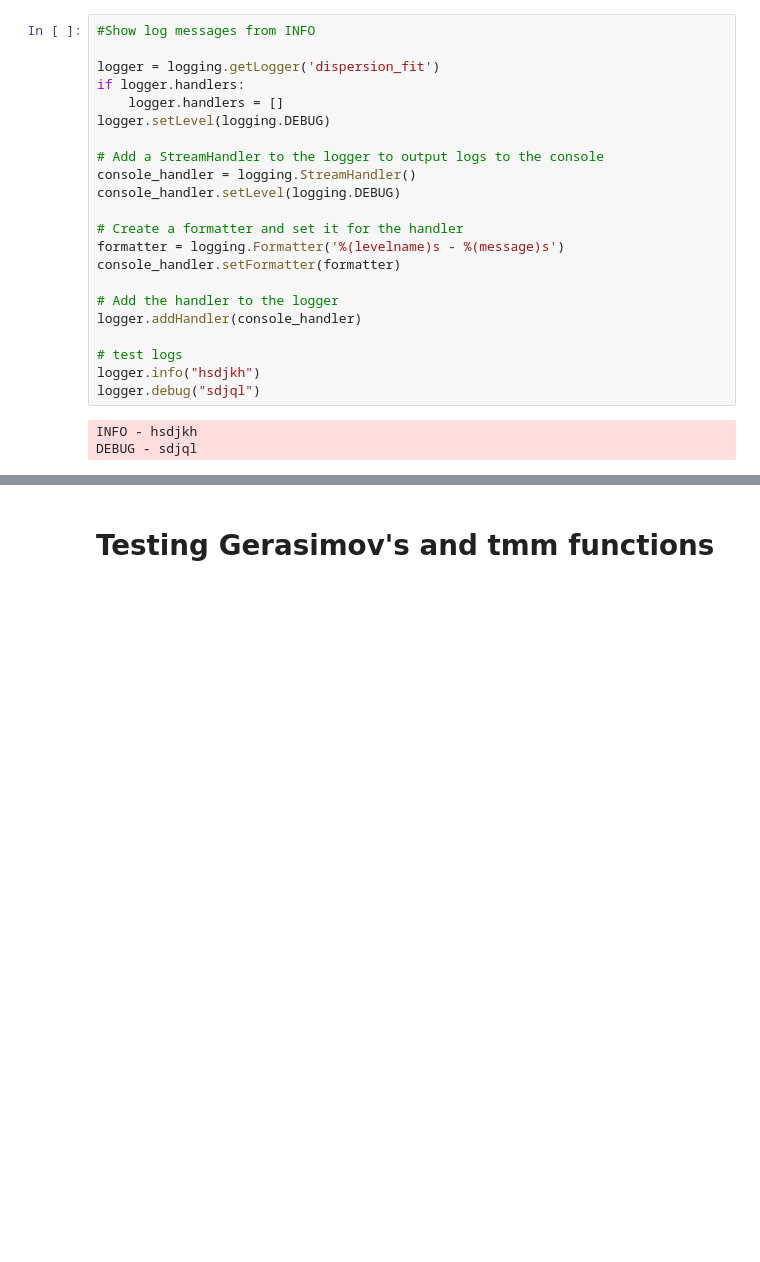
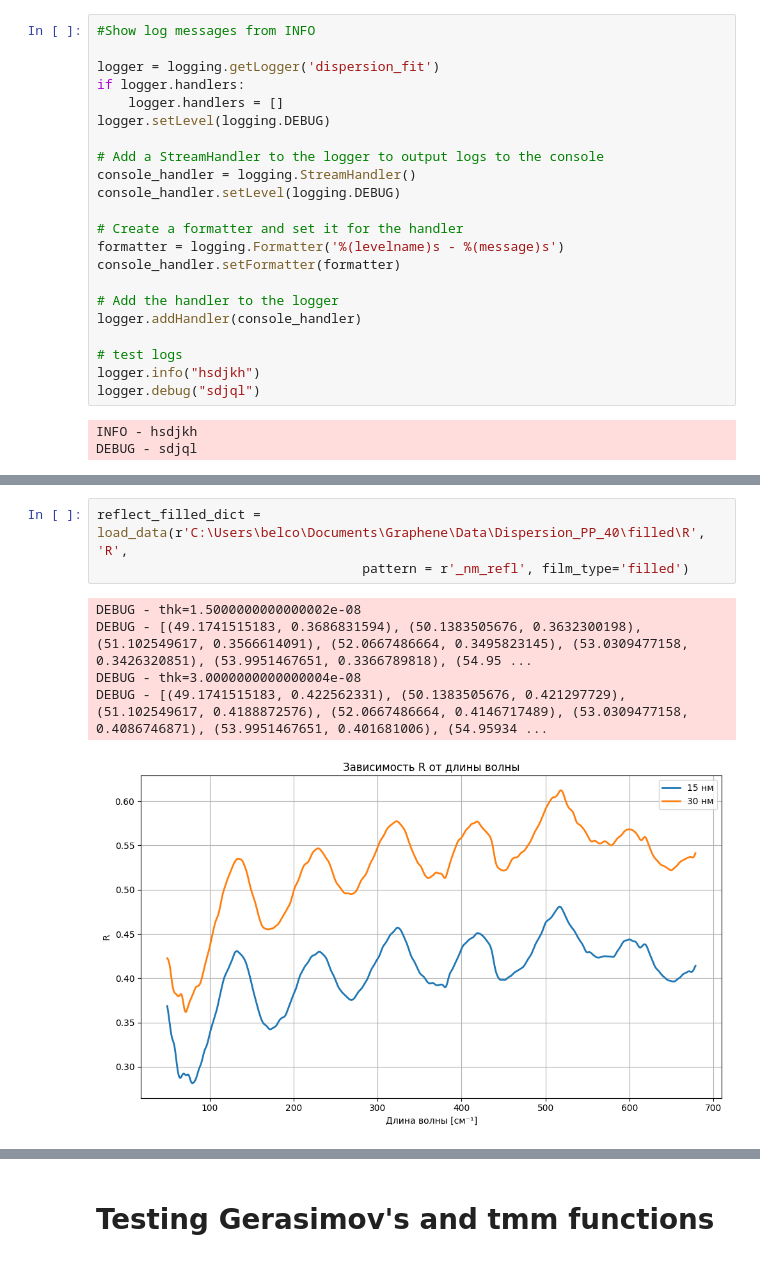
Before and after one commit to artyom-fedorenko/Graphene-films-plasmon-refractometry, a Jupyter notebook: Fourier/Dispersion_fit.ipynb, the cells around one changed output, grey strips where cells are left out. Cells and saved outputs as stored; diff of their text form; blank space fills up the shorter version.

```diff
--- a/Fourier/Dispersion_fit.ipynb
+++ b/Fourier/Dispersion_fit.ipynb
@@ -296,0 +419,9 @@ DEBUG - [(39.5437292255, 0.8639237881), (40.5082104261, 0.8637943268), (41.47269
+# %%
+reflect_filled_dict = load_data(r'C:\Users\belco\Documents\Graphene\Data\Dispersion_PP_40\filled\R', 'R',
+                                  pattern = r'_nm_refl', film_type='filled')
+# %% [output]
+DEBUG - thk=1.5000000000000002e-08
+DEBUG - [(49.1741515183, 0.3686831594), (50.1383505676, 0.3632300198), (51.102549617, 0.3566614091), (52.0667486664, 0.3495823145), (53.0309477158, 0.3426320851), (53.9951467651, 0.3366789818), (54.95 ...
+DEBUG - thk=3.0000000000000004e-08
+DEBUG - [(49.1741515183, 0.422562331), (50.1383505676, 0.421297729), (51.102549617, 0.4188872576), (52.0667486664, 0.4146717489), (53.0309477158, 0.4086746871), (53.9951467651, 0.401681006), (54.95934 ...
+[figure, added]
```
Also changed, not shown: parts of 81 cells of this notebook.
